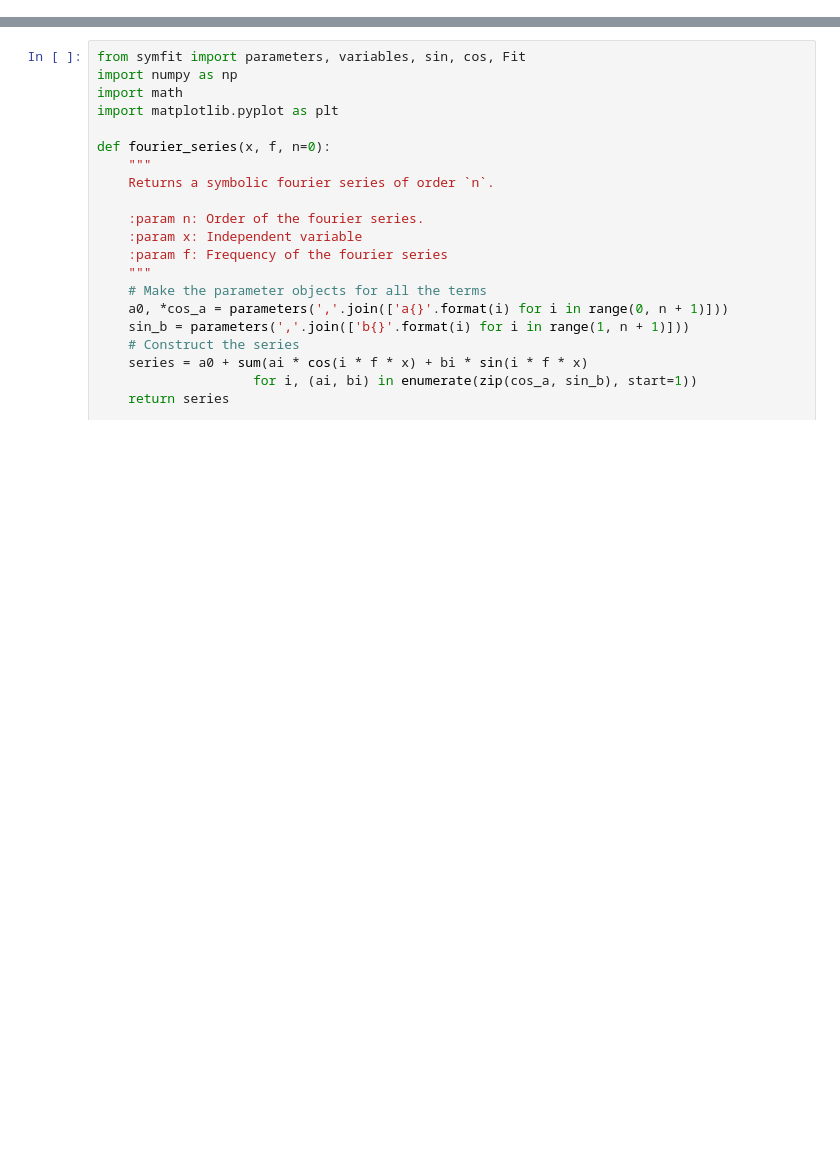
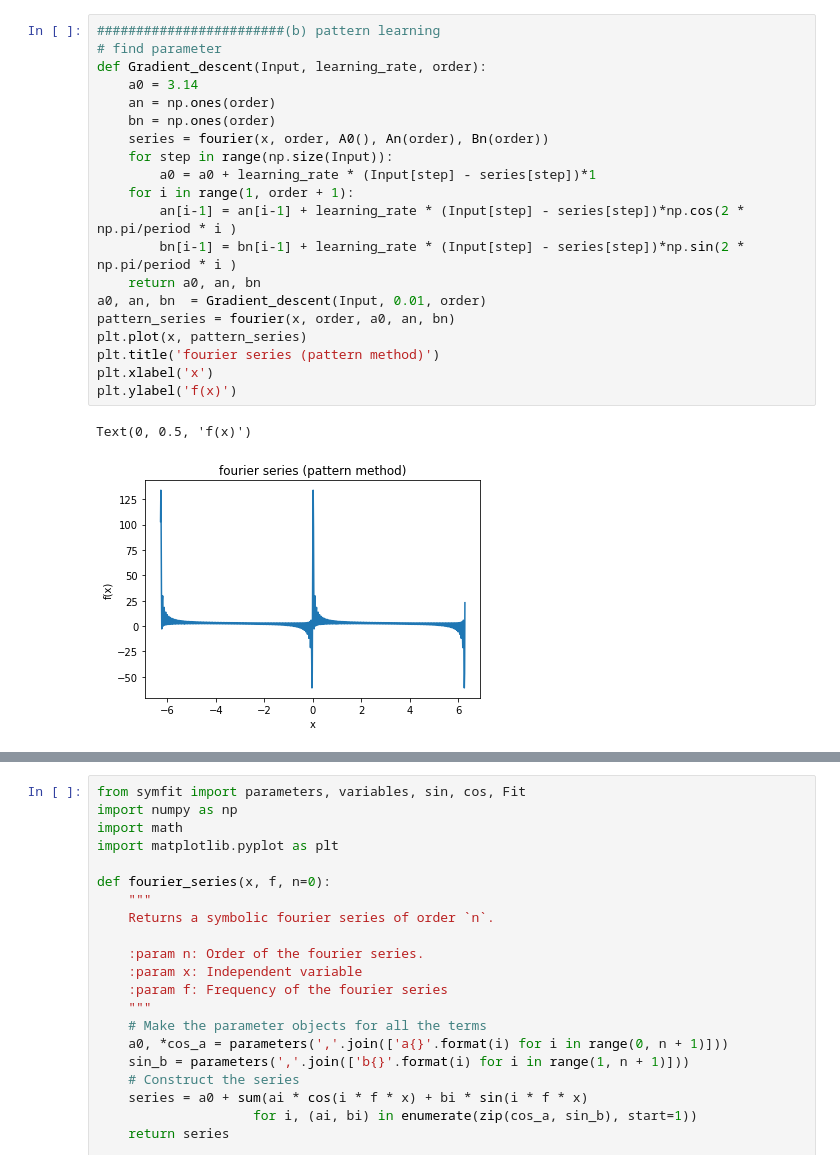
Before and after one commit to CHI-YU-SUNG/ML, a Jupyter notebook: hw2/HW2 .ipynb, the cells around one changed output, grey strips where cells are left out. Saved outputs shown, nothing was run; the diff lists cells and outputs as text; blank space fills up the shorter version.

```diff
--- a/hw2/HW2 .ipynb
+++ b/hw2/HW2 .ipynb
@@ -0,0 +73,23 @@
+# %%
+########################(b) pattern learning
+# find parameter
+def Gradient_descent(Input, learning_rate, order):
+    a0 = 3.14
+    an = np.ones(order)
+    bn = np.ones(order)
+    series = fourier(x, order, A0(), An(order), Bn(order))
+    for step in range(np.size(Input)):
+        a0 = a0 + learning_rate * (Input[step] - series[step])*1
+    for i in range(1, order + 1):
+        an[i-1] = an[i-1] + learning_rate * (Input[step] - series[step])*np.cos(2 * np.pi/period * i )
+        bn[i-1] = bn[i-1] + learning_rate * (Input[step] - series[step])*np.sin(2 * np.pi/period * i )
+    return a0, an, bn
+a0, an, bn  = Gradient_descent(Input, 0.01, order)
+pattern_series = fourier(x, order, a0, an, bn)
+plt.plot(x, pattern_series)
+plt.title('fourier series (pattern method)')
+plt.xlabel('x')
+plt.ylabel('f(x)')
+# %% [output]
+Text(0, 0.5, 'f(x)')
+[figure, added]
```
Also changed, not shown: parts of 10 cells of this notebook, 5 other files.
